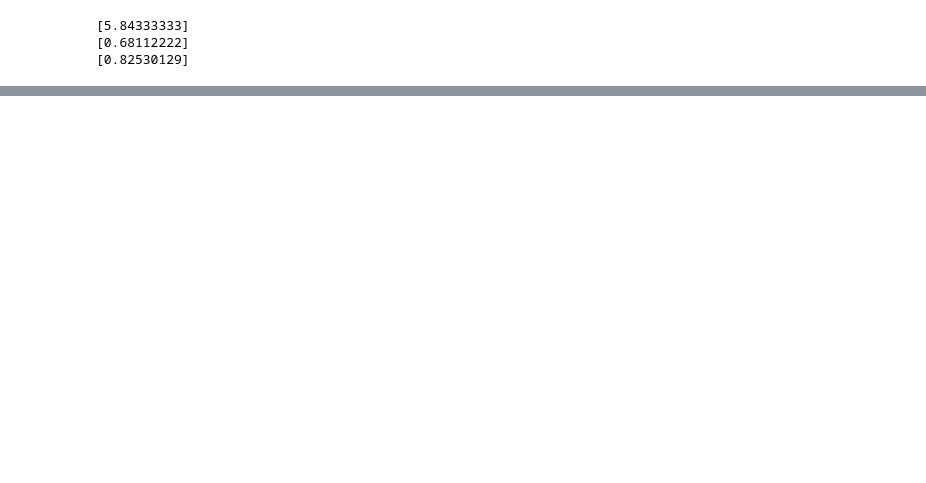
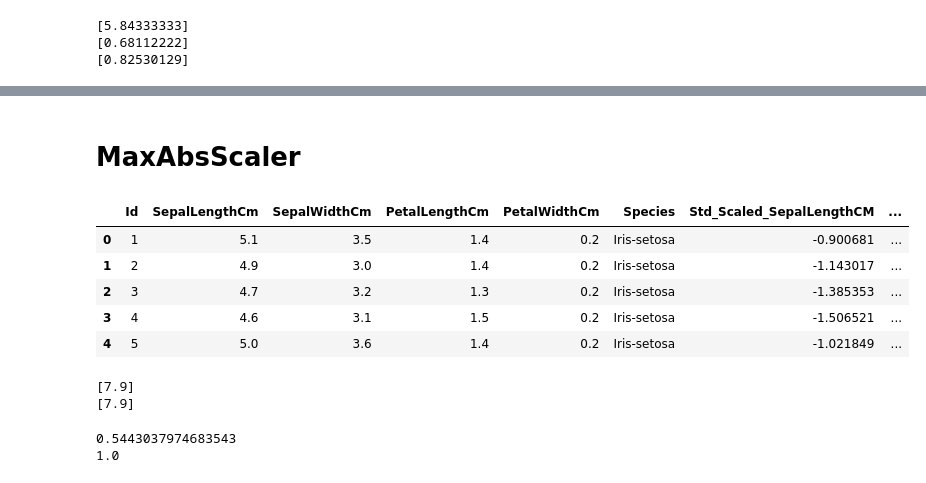
Before and after one commit to Htet-Khant-Linn/CS-300-Introduction-to-Machine-Learning, a Jupyter notebook: globelEnv/exercises/20260927-DifferentScalers.ipynb, the cells around one changed output, grey strips where cells are left out. Saved outputs shown, nothing was run; the diff lists cells and outputs as text; code cells hidden in the pictures; blank space fills up the shorter version.

```diff
--- a/globelEnv/exercises/20260927-DifferentScalers.ipynb
+++ b/globelEnv/exercises/20260927-DifferentScalers.ipynb
@@ -64,0 +87,29 @@ iris
+# %% [markdown]
+# MaxAbsScaler
+# %%
+from sklearn.preprocessing import MaxAbsScaler
+
+mascaler = MaxAbsScaler()
+
+iris['MA_Scaled_SepalLengthCM'] = mascaler.fit_transform(iris[['SepalLengthCm']])
+iris['MA_Inverse_SepallengthCM'] = mascaler.inverse_transform(iris[['MA_Scaled_SepalLengthCM']])
+iris.head()
+# %% [output]
+|  | Id | SepalLengthCm | SepalWidthCm | PetalLengthCm | PetalWidthCm | Species | Std_Scaled_SepalLengthCM | ... |
+| 0 | 1 | 5.1 | 3.5 | 1.4 | 0.2 | Iris-setosa | -0.900681 | ... |
+| 1 | 2 | 4.9 | 3.0 | 1.4 | 0.2 | Iris-setosa | -1.143017 | ... |
+| 2 | 3 | 4.7 | 3.2 | 1.3 | 0.2 | Iris-setosa | -1.385353 | ... |
+| 3 | 4 | 4.6 | 3.1 | 1.5 | 0.2 | Iris-setosa | -1.506521 | ... |
+| 4 | 5 | 5.0 | 3.6 | 1.4 | 0.2 | Iris-setosa | -1.021849 | ... |
+# %%
+print(mascaler.max_abs_)    # largest absolute value found - Speal Lenght
+print(mascaler.scale_)      # actual scaling factor used to transform the feature
+# %% [output]
+[7.9]
+[7.9]
+# %%
+print(iris['MA_Scaled_SepalLengthCM'].min())
+print(iris['MA_Scaled_SepalLengthCM'].max())
+# %% [output]
+0.5443037974683543
+1.0
```
Also changed, not shown: parts of 8 cells of this notebook.
